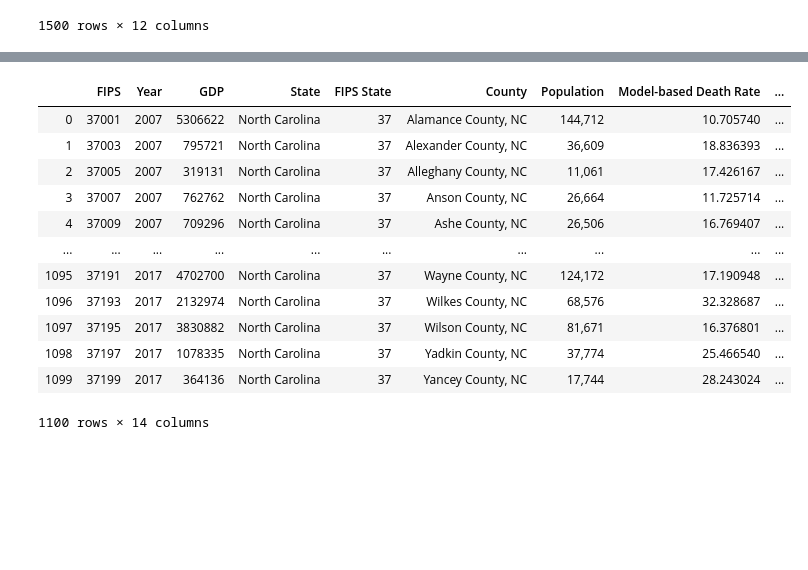
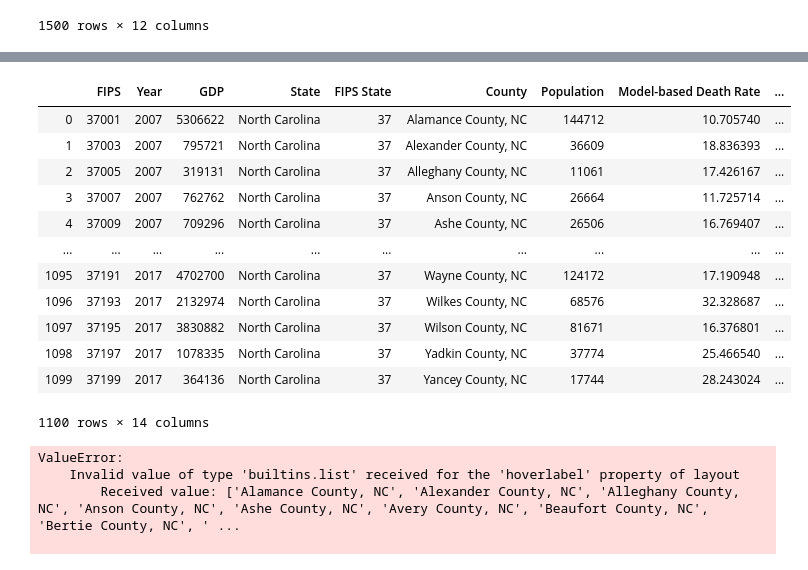
Before and after one commit to calebsanfo/CS216-Final, a Jupyter notebook: analysis.ipynb, the cells around one changed output, grey strips where cells are left out. Drawn from its saved outputs; the diff is of its cells as text; code cells hidden in the pictures; blank space fills up the shorter version.

```diff
--- a/analysis.ipynb
+++ b/analysis.ipynb
@@ -176,30 +176,34 @@ new_drug.head()
 # %%
 new_df = pd.merge(gdp, new_drug,  how='right', left_on=['FIPS','Year'], right_on = ['FIPS','Year'])
 new_df = new_df.drop(["Census Division"], axis = 1)
 
 metro = []
 for i in range(1100):
     if new_df['Urban/Rural Category'].iloc[i] == "Noncore":
         metro.append(0)
     else:
         metro.append(1)
 
 new_df["Metro Code"] = metro
 new_df = new_df.drop(["Urban/Rural Category"], axis = 1)
 new_df["Unemployment Rate"] = flat_list
 new_df["Median Income"] = flat_list2
+
+# remove commas from populations
+new_df['Population'] = new_df['Population'].str.replace(',', '').astype(int)
+
 new_df
 # %% [output]
 |  | FIPS | Year | GDP | State | FIPS State | County | Population | Model-based Death Rate | ... |
-| 0 | 37001 | 2007 | 5306622 | North Carolina | 37 | Alamance County, NC | 144,712 | 10.705740 | ... |
-| 1 | 37003 | 2007 | 795721 | North Carolina | 37 | Alexander County, NC | 36,609 | 18.836393 | ... |
-| 2 | 37005 | 2007 | 319131 | North Carolina | 37 | Alleghany County, NC | 11,061 | 17.426167 | ... |
-| 3 | 37007 | 2007 | 762762 | North Carolina | 37 | Anson County, NC | 26,664 | 11.725714 | ... |
-| 4 | 37009 | 2007 | 709296 | North Carolina | 37 | Ashe County, NC | 26,506 | 16.769407 | ... |
+| 0 | 37001 | 2007 | 5306622 | North Carolina | 37 | Alamance County, NC | 144712 | 10.705740 | ... |
+| 1 | 37003 | 2007 | 795721 | North Carolina | 37 | Alexander County, NC | 36609 | 18.836393 | ... |
+| 2 | 37005 | 2007 | 319131 | North Carolina | 37 | Alleghany County, NC | 11061 | 17.426167 | ... |
+| 3 | 37007 | 2007 | 762762 | North Carolina | 37 | Anson County, NC | 26664 | 11.725714 | ... |
+| 4 | 37009 | 2007 | 709296 | North Carolina | 37 | Ashe County, NC | 26506 | 16.769407 | ... |
 | ... | ... | ... | ... | ... | ... | ... | ... | ... | ... |
-| 1095 | 37191 | 2017 | 4702700 | North Carolina | 37 | Wayne County, NC | 124,172 | 17.190948 | ... |
-| 1096 | 37193 | 2017 | 2132974 | North Carolina | 37 | Wilkes County, NC | 68,576 | 32.328687 | ... |
-| 1097 | 37195 | 2017 | 3830882 | North Carolina | 37 | Wilson County, NC | 81,671 | 16.376801 | ... |
-| 1098 | 37197 | 2017 | 1078335 | North Carolina | 37 | Yadkin County, NC | 37,774 | 25.466540 | ... |
-| 1099 | 37199 | 2017 | 364136 | North Carolina | 37 | Yancey County, NC | 17,744 | 28.243024 | ... |
+| 1095 | 37191 | 2017 | 4702700 | North Carolina | 37 | Wayne County, NC | 124172 | 17.190948 | ... |
+| 1096 | 37193 | 2017 | 2132974 | North Carolina | 37 | Wilkes County, NC | 68576 | 32.328687 | ... |
+| 1097 | 37195 | 2017 | 3830882 | North Carolina | 37 | Wilson County, NC | 81671 | 16.376801 | ... |
+| 1098 | 37197 | 2017 | 1078335 | North Carolina | 37 | Yadkin County, NC | 37774 | 25.466540 | ... |
+| 1099 | 37199 | 2017 | 364136 | North Carolina | 37 | Yancey County, NC | 17744 | 28.243024 | ... |
 1100 rows × 14 columns
@@ -205,0 +216,22 @@ new_df
+# %%
+fips = new_df.query('Year==2017')['FIPS'].tolist()
+values = new_df.query('Year==2017')['Population'].astype(int).tolist()
+
+fig = ff.create_choropleth(
+    fips=fips,
+    values=values,
+    scope=['North Carolina'],
+    show_state_data=True,
+    binning_endpoints = list(np.mgrid[min(values):max(values):10j]),
+    plot_bgcolor='rgb(229,229,229)',
+    paper_bgcolor='rgb(229,229,229)',
+    legend_title='Population by County',
+    county_outline={'color': 'rgb(255,255,255)', 'width': 0.5},)
+
+fig.layout.template = None
+fig.show()
+# %% [output]
+ValueError:
+    Invalid value of type 'builtins.list' received for the 'hoverlabel' property of layout
+        Received value: ['Alamance County, NC', 'Alexander County, NC', 'Alleghany County, NC', 'Anson County, NC', 'Ashe County, NC', 'Avery County, NC', 'Beaufort County, NC', 'Bertie County, NC', ' ...
+
```
Also changed, not shown: parts of 3 cells of this notebook.
